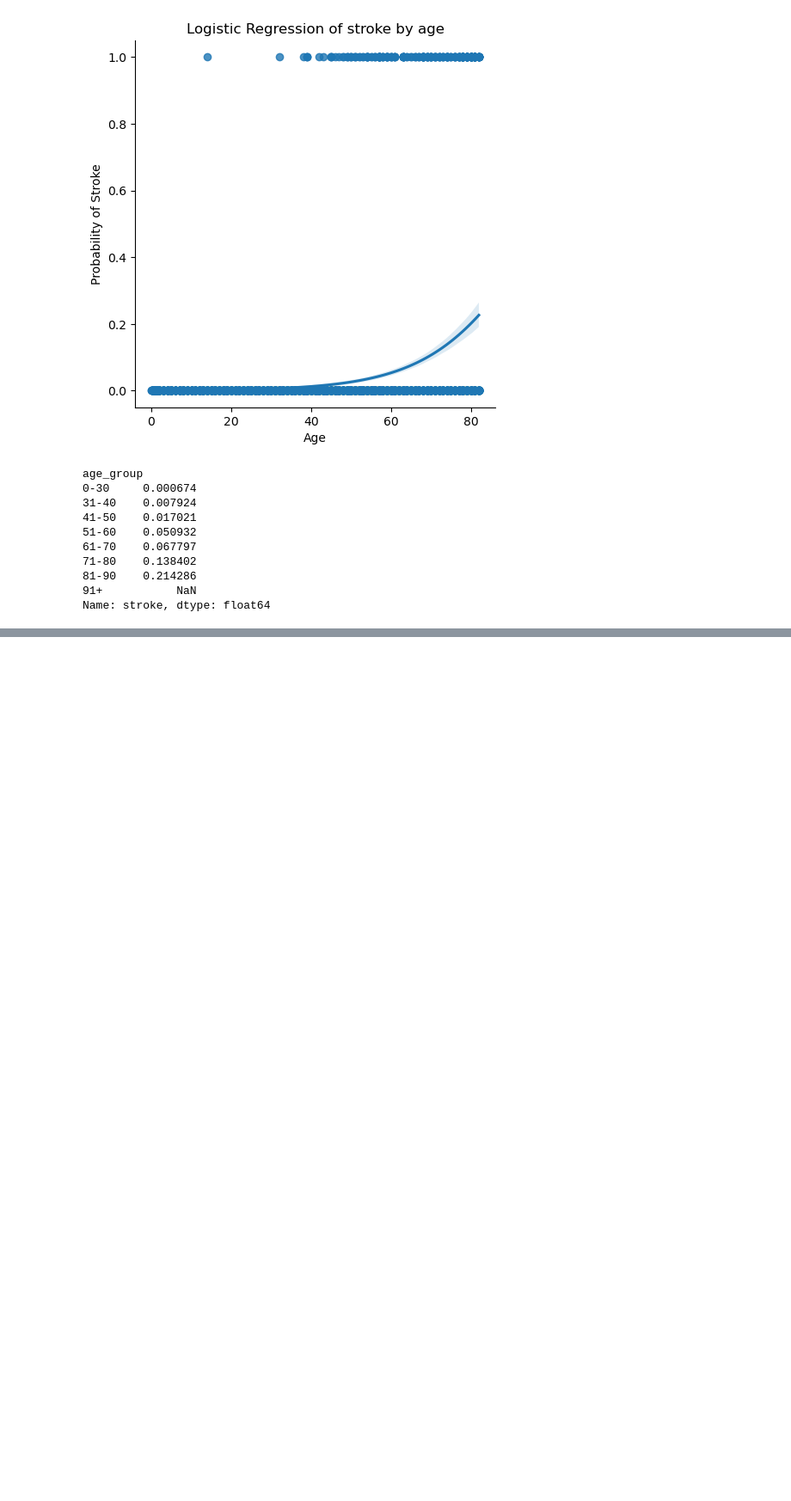
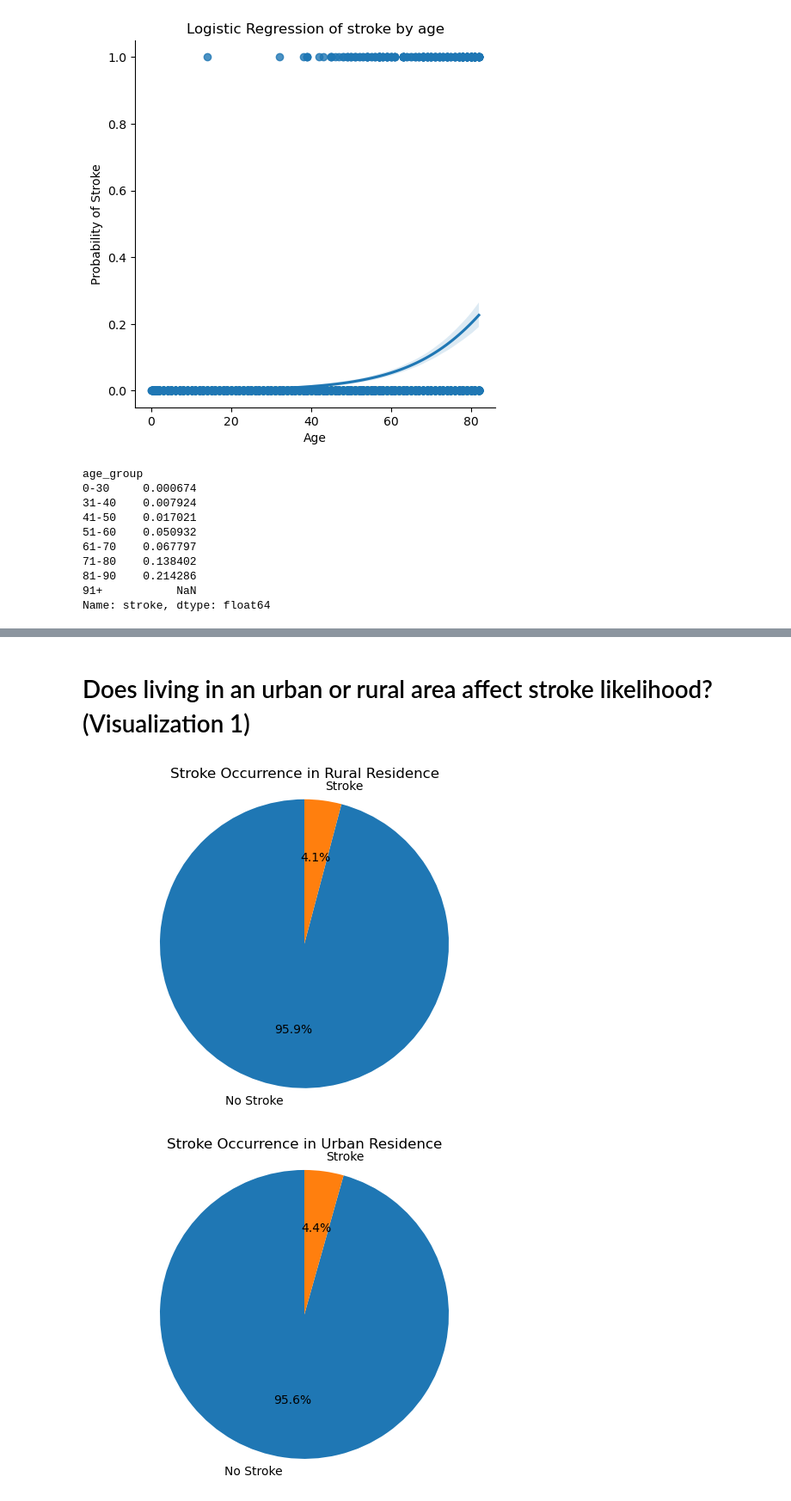
Before and after one commit to talazubi/project-1, a Jupyter notebook: cleaned_stroke_df.ipynb, the cells around one changed output, grey strips where cells are left out. Shown at 86% size. Saved outputs shown, nothing was run; the diff lists cells and outputs as text; code cells hidden in the pictures; blank space fills up the shorter version.

```diff
--- a/cleaned_stroke_df.ipynb
+++ b/cleaned_stroke_df.ipynb
@@ -278,0 +312,20 @@ plt.show()
+# %% [markdown]
+# Does living in an urban or rural area affect stroke likelihood?(Visualization 1)
+# %%
+#Grouping data by residence type and stroke and counting
+residence_count = stroke_predictive.groupby(["residence_type" , "stroke"]).size().unstack(fill_value=0)
+
+#Creating Pie Chart for each residence type
+#loop through all residence types
+for residence in residence_count.index:
+    #count for current residence type
+    counts = residence_count.loc[residence]
+    plt.pie(counts , labels=["No Stroke" , "Stroke"] , autopct= "%1.1f%%" , startangle=90)
+    plt.title(f"Stroke Occurrence in {residence} Residence")
+    plt.axis("equal")
+    #Saving the chart
+    plt.savefig(f"data/Stroke Occurrence in {residence} Residence")
+    plt.show()
+# %% [output]
+[figure, added]
+[figure, added]
```
Also changed, not shown: parts of 4 cells of this notebook, 5 other files.
